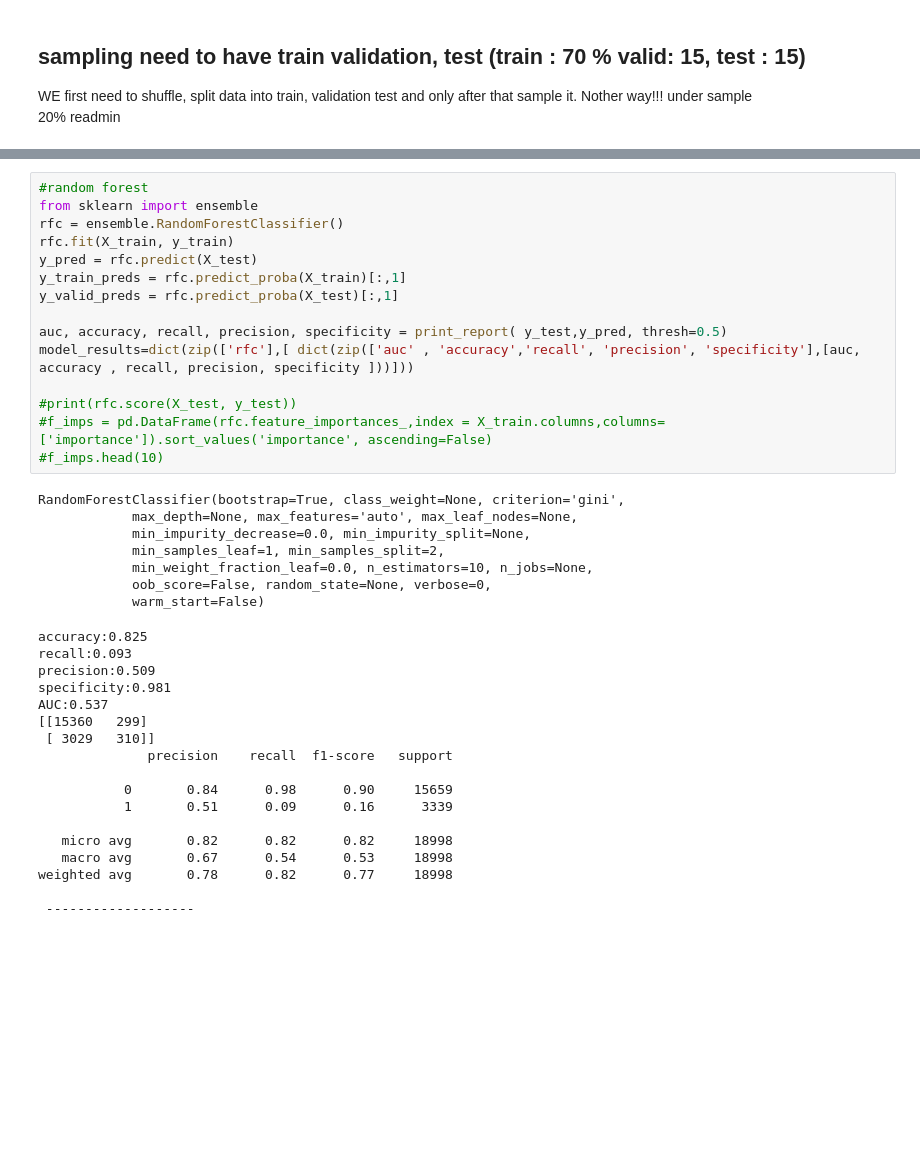
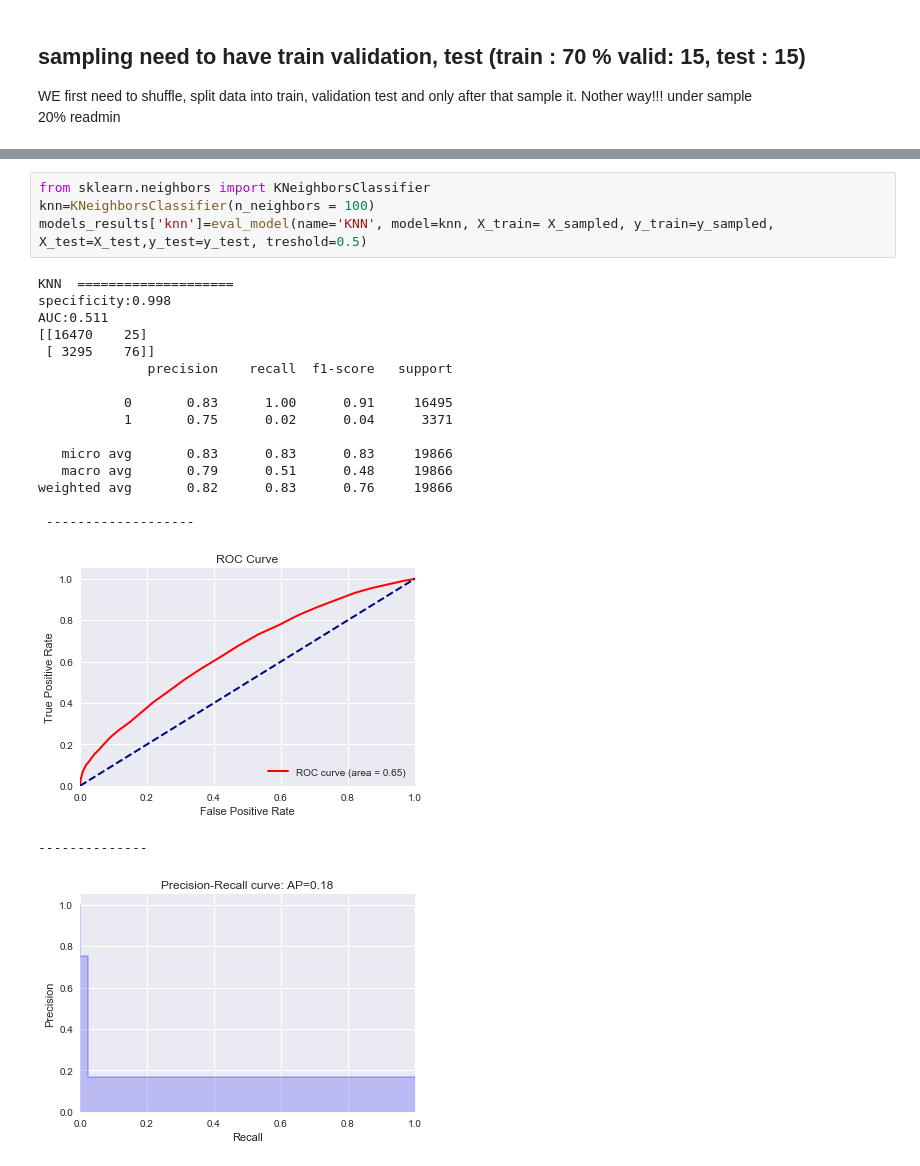
Before and after one commit to v2br/AI_study, a Jupyter notebook: unit3/capstone3.ipynb, the cells around one changed output, grey strips where cells are left out. Saved outputs shown, nothing was run; the diff lists cells and outputs as text; blank space fills up the shorter version.

```diff
--- a/unit3/capstone3.ipynb
+++ b/unit3/capstone3.ipynb
@@ -973,40 +900,23 @@ weighted avg       0.83      0.83      0.75     18998
-# %%
-#random forest
-from sklearn import ensemble
-rfc = ensemble.RandomForestClassifier()
-rfc.fit(X_train, y_train)
-y_pred = rfc.predict(X_test)
-y_train_preds = rfc.predict_proba(X_train)[:,1]
-y_valid_preds = rfc.predict_proba(X_test)[:,1]
-
-auc, accuracy, recall, precision, specificity = print_report( y_test,y_pred, thresh=0.5)
-model_results=dict(zip(['rfc'],[ dict(zip(['auc' , 'accuracy','recall', 'precision', 'specificity'],[auc, accuracy , recall, precision, specificity ]))]))
-
-#print(rfc.score(X_test, y_test))
-#f_imps = pd.DataFrame(rfc.feature_importances_,index = X_train.columns,columns=['importance']).sort_values('importance', ascending=False)
-#f_imps.head(10)
-# %% [output]
-RandomForestClassifier(bootstrap=True, class_weight=None, criterion='gini',
-            max_depth=None, max_features='auto', max_leaf_nodes=None,
-            min_impurity_decrease=0.0, min_impurity_split=None,
-            min_samples_leaf=1, min_samples_split=2,
-            min_weight_fraction_leaf=0.0, n_estimators=10, n_jobs=None,
-            oob_score=False, random_state=None, verbose=0,
-            warm_start=False)
-accuracy:0.825
-recall:0.093
-precision:0.509
-specificity:0.981
-AUC:0.537
-[[15360   299]
- [ 3029   310]]
-              precision    recall  f1-score   support
-
-           0       0.84      0.98      0.90     15659
-           1       0.51      0.09      0.16      3339
-
-   micro avg       0.82      0.82      0.82     18998
-   macro avg       0.67      0.54      0.53     18998
-weighted avg       0.78      0.82      0.77     18998
-
- -------------------
+# %%
+from sklearn.neighbors import KNeighborsClassifier
+knn=KNeighborsClassifier(n_neighbors = 100)
+models_results['knn']=eval_model(name='KNN', model=knn, X_train= X_sampled, y_train=y_sampled, X_test=X_test,y_test=y_test, treshold=0.5)
+# %% [output]
+KNN  ====================
+specificity:0.998
+AUC:0.511
+[[16470    25]
+ [ 3295    76]]
+              precision    recall  f1-score   support
+
+           0       0.83      1.00      0.91     16495
+           1       0.75      0.02      0.04      3371
+
+   micro avg       0.83      0.83      0.83     19866
+   macro avg       0.79      0.51      0.48     19866
+weighted avg       0.82      0.83      0.76     19866
+
+ -------------------
+[figure, added]
+--------------
+[figure, added]
```
Also changed, not shown: parts of 31 cells of this notebook.
